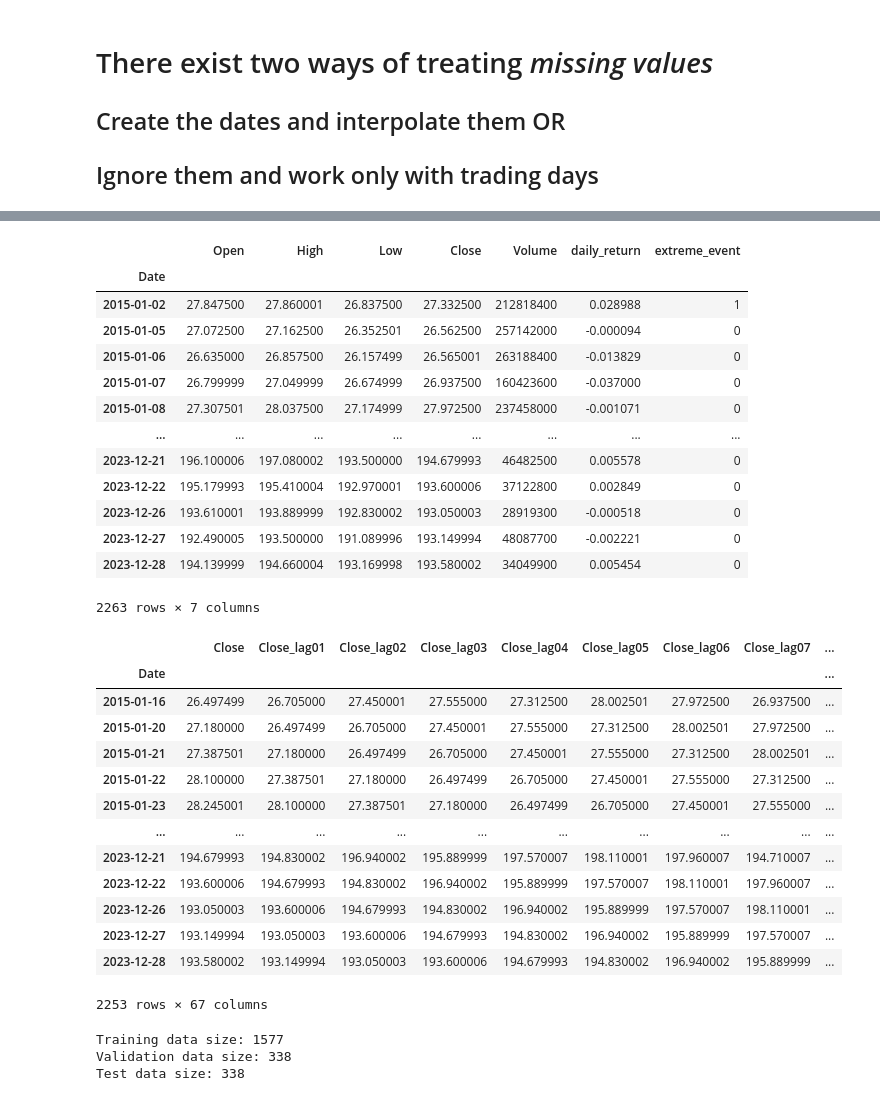
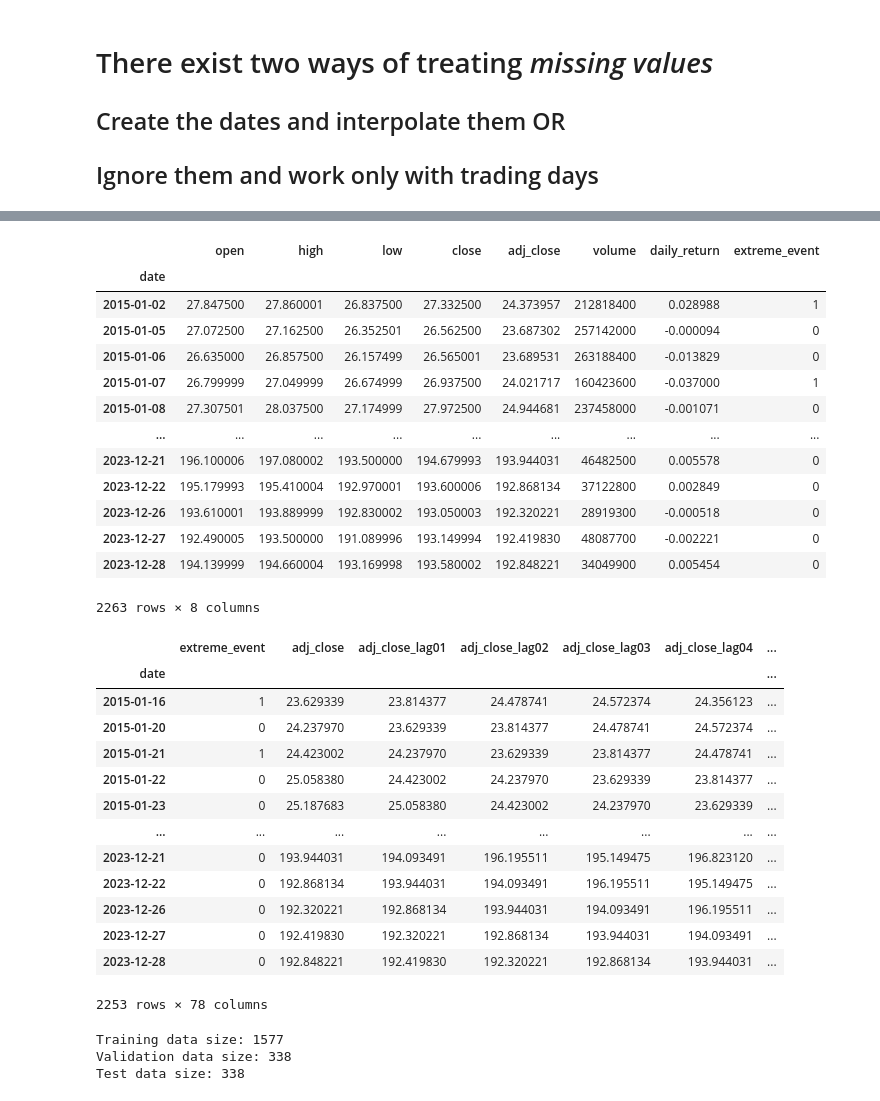
Before and after one commit to agerom/aic2_assignment, a Jupyter notebook: eda.ipynb, the cells around one changed output, grey strips where cells are left out. Cells and saved outputs as stored; diff of their text form; code cells hidden in the pictures.

```diff
--- a/eda.ipynb
+++ b/eda.ipynb
@@ -194,7 +208,7 @@ plt.ylim(1e+0,1e+3)
 ## Ignore them and work only with trading days
 # %%
 #Calculate Daily Returns based on input_data['daily_return'] = (input_data[selected_column]- input_data[selected_column].shift(-1))/input_data[selected_column].shift(-1) <=> pd.pct(periods=-1) <- CHECKED!
-input_data['daily_return'] = input_data['Adj Close'].pct_change(periods=-1)
+input_data['daily_return'] = input_data['adj_close'].pct_change(periods=-1)
 input_data.dropna(inplace=True)
 display(input_data)
 # %% [output]
@@ -215,6 +238,6 @@ display(input_data)
 # %%
-margin = 0.02
-input_data['extreme_event'] = (input_data['daily_return']>margin).astype(int)
+margin = 0.02#  np.where(df['value'].abs() > 0.02, 1, 0)
+input_data.loc[:,'extreme_event'] = np.where(np.abs(input_data['daily_return'])>margin,1,0) #(np.abs(input_data['daily_return']>margin)).astype(int)####BUG Is THE minus reflected on the extreme_event
 input_data.plot(y='daily_return',marker='.',linestyle='-.',linewidth=.5,ms=10,figsize=(25,15))
 plt.axhline(xmin=0.05,xmax=.95,y=margin, color='red', linestyle='--')
 plt.axhline(xmin=0.05,xmax=.95,y=-margin, color='red', linestyle='--')
@@ -261,9 +302,9 @@ axes = axes.flatten()
 for i, plot_column in enumerate([col for col in df.columns if col != group_column]):
     # Loop through each group in the grouping column to plot on the same subplot
     for name, group in df.groupby(group_column):
-        custom_color = color_dict.get(name, 'gray')  # Use color from dictionary, default to 'gray' if not found
-
-        axes[i].hist(group[plot_column], bins = 70, alpha = 1, label = f'{group_column} = {name}', log = True,color = custom_color)
+        custom_color = color_dict.get(name, 'blue')  # Use color from dictionary, default to 'gray' if not found
+        #get dynamic bins coz they have different lims
+        axes[i].hist(group[plot_column], bins = 50, alpha = 1, label = f'{group_column} = {name}', log = True,color = custom_color)
 
     # Set labels, title, and legend for each subplot
     axes[i].set_xlabel(plot_column)
@@ -284,60 +325,61 @@ plt.show()
 final_input_data = input_data[[col for col in input_data.columns if col != 'Adj Close']]
 final_input_data
 # %% [output]
-|  | Open | High | Low | Close | Volume | daily_return | extreme_event |
-| Date |  |  |  |  |  |  |  |
-| 2015-01-02 | 27.847500 | 27.860001 | 26.837500 | 27.332500 | 212818400 | 0.028988 | 1 |
-| 2015-01-05 | 27.072500 | 27.162500 | 26.352501 | 26.562500 | 257142000 | -0.000094 | 0 |
-| 2015-01-06 | 26.635000 | 26.857500 | 26.157499 | 26.565001 | 263188400 | -0.013829 | 0 |
-| 2015-01-07 | 26.799999 | 27.049999 | 26.674999 | 26.937500 | 160423600 | -0.037000 | 0 |
-| 2015-01-08 | 27.307501 | 28.037500 | 27.174999 | 27.972500 | 237458000 | -0.001071 | 0 |
-| ... | ... | ... | ... | ... | ... | ... | ... |
-| 2023-12-21 | 196.100006 | 197.080002 | 193.500000 | 194.679993 | 46482500 | 0.005578 | 0 |
-| 2023-12-22 | 195.179993 | 195.410004 | 192.970001 | 193.600006 | 37122800 | 0.002849 | 0 |
-| 2023-12-26 | 193.610001 | 193.889999 | 192.830002 | 193.050003 | 28919300 | -0.000518 | 0 |
-| 2023-12-27 | 192.490005 | 193.500000 | 191.089996 | 193.149994 | 48087700 | -0.002221 | 0 |
-| 2023-12-28 | 194.139999 | 194.660004 | 193.169998 | 193.580002 | 34049900 | 0.005454 | 0 |
+|  | open | high | low | close | adj_close | volume | daily_return | extreme_event |
+| date |  |  |  |  |  |  |  |  |
+| 2015-01-02 | 27.847500 | 27.860001 | 26.837500 | 27.332500 | 24.373957 | 212818400 | 0.028988 | 1 |
+| 2015-01-05 | 27.072500 | 27.162500 | 26.352501 | 26.562500 | 23.687302 | 257142000 | -0.000094 | 0 |
+| 2015-01-06 | 26.635000 | 26.857500 | 26.157499 | 26.565001 | 23.689531 | 263188400 | -0.013829 | 0 |
+| 2015-01-07 | 26.799999 | 27.049999 | 26.674999 | 26.937500 | 24.021717 | 160423600 | -0.037000 | 1 |
+| 2015-01-08 | 27.307501 | 28.037500 | 27.174999 | 27.972500 | 24.944681 | 237458000 | -0.001071 | 0 |
+| ... | ... | ... | ... | ... | ... | ... | ... | ... |
+| 2023-12-21 | 196.100006 | 197.080002 | 193.500000 | 194.679993 | 193.944031 | 46482500 | 0.005578 | 0 |
+| 2023-12-22 | 195.179993 | 195.410004 | 192.970001 | 193.600006 | 192.868134 | 37122800 | 0.002849 | 0 |
+| 2023-12-26 | 193.610001 | 193.889999 | 192.830002 | 193.050003 | 192.320221 | 28919300 | -0.000518 | 0 |
+| 2023-12-27 | 192.490005 | 193.500000 | 191.089996 | 193.149994 | 192.419830 | 48087700 | -0.002221 | 0 |
+| 2023-12-28 | 194.139999 | 194.660004 | 193.169998 | 193.580002 | 192.848221 | 34049900 | 0.005454 | 0 |
-2263 rows × 7 columns
+2263 rows × 8 columns
 # %%
 #To predict a binary outcome (y = 0 or 1) using the past 10 days of historical data,
 # we can structure your data such that each row contains the historical data for the past 10 days,
 # and the target variable y is the value for the prediction (either 0 or 1).
 # Use the values from the previous 10 days as features (X).
 # Create an empty list to store all lag features
 lag_features  = []
 window_size   = 10
 target_column = 'extreme_event'
 df = final_input_data.copy()
 # Loop through each column and create the lag features
 for i in range(1, window_size + 1):
     for col in df.columns:
         if col != target_column:  #Skip the target variable
             if i<10:
                 lag_features.append(df[col].shift(i).rename(f'{col}_lag0{i}'))
             else:
                 lag_features.append(df[col].shift(i).rename(f'{col}_lag{i}'))
 
 # Concatenate all lag features as new columns to the original dataframe
 final_input_data_lagged = pd.concat([df] + lag_features, axis=1)
 # Drop rows with NaN values (the first 'window_size' rows will have NaNs)
 final_input_data_lagged = final_input_data_lagged.dropna()
 final_input_data_lagged = final_input_data_lagged.reindex(sorted(final_input_data_lagged.columns), axis=1)#sort the colnames
+final_input_data_lagged.insert(0,target_column,final_input_data_lagged.pop(target_column))#re-arrange the target column
 final_input_data_lagged
 # %% [output]
-|  | Close | Close_lag01 | Close_lag02 | Close_lag03 | Close_lag04 | Close_lag05 | Close_lag06 | Close_lag07 | ... |
-| Date |  |  |  |  |  |  |  |  | ... |
-| 2015-01-16 | 26.497499 | 26.705000 | 27.450001 | 27.555000 | 27.312500 | 28.002501 | 27.972500 | 26.937500 | ... |
-| 2015-01-20 | 27.180000 | 26.497499 | 26.705000 | 27.450001 | 27.555000 | 27.312500 | 28.002501 | 27.972500 | ... |
-| 2015-01-21 | 27.387501 | 27.180000 | 26.497499 | 26.705000 | 27.450001 | 27.555000 | 27.312500 | 28.002501 | ... |
-| 2015-01-22 | 28.100000 | 27.387501 | 27.180000 | 26.497499 | 26.705000 | 27.450001 | 27.555000 | 27.312500 | ... |
-| 2015-01-23 | 28.245001 | 28.100000 | 27.387501 | 27.180000 | 26.497499 | 26.705000 | 27.450001 | 27.555000 | ... |
-| ... | ... | ... | ... | ... | ... | ... | ... | ... | ... |
-| 2023-12-21 | 194.679993 | 194.830002 | 196.940002 | 195.889999 | 197.570007 | 198.110001 | 197.960007 | 194.710007 | ... |
-| 2023-12-22 | 193.600006 | 194.679993 | 194.830002 | 196.940002 | 195.889999 | 197.570007 | 198.110001 | 197.960007 | ... |
-| 2023-12-26 | 193.050003 | 193.600006 | 194.679993 | 194.830002 | 196.940002 | 195.889999 | 197.570007 | 198.110001 | ... |
-| 2023-12-27 | 193.149994 | 193.050003 | 193.600006 | 194.679993 | 194.830002 | 196.940002 | 195.889999 | 197.570007 | ... |
-| 2023-12-28 | 193.580002 | 193.149994 | 193.050003 | 193.600006 | 194.679993 | 194.830002 | 196.940002 | 195.889999 | ... |
+|  | extreme_event | adj_close | adj_close_lag01 | adj_close_lag02 | adj_close_lag03 | adj_close_lag04 | ... |
+| date |  |  |  |  |  |  | ... |
+| 2015-01-16 | 1 | 23.629339 | 23.814377 | 24.478741 | 24.572374 | 24.356123 | ... |
+| 2015-01-20 | 0 | 24.237970 | 23.629339 | 23.814377 | 24.478741 | 24.572374 | ... |
+| 2015-01-21 | 1 | 24.423002 | 24.237970 | 23.629339 | 23.814377 | 24.478741 | ... |
+| 2015-01-22 | 0 | 25.058380 | 24.423002 | 24.237970 | 23.629339 | 23.814377 | ... |
+| 2015-01-23 | 0 | 25.187683 | 25.058380 | 24.423002 | 24.237970 | 23.629339 | ... |
+| ... | ... | ... | ... | ... | ... | ... | ... |
+| 2023-12-21 | 0 | 193.944031 | 194.093491 | 196.195511 | 195.149475 | 196.823120 | ... |
+| 2023-12-22 | 0 | 192.868134 | 193.944031 | 194.093491 | 196.195511 | 195.149475 | ... |
+| 2023-12-26 | 0 | 192.320221 | 192.868134 | 193.944031 | 194.093491 | 196.195511 | ... |
+| 2023-12-27 | 0 | 192.419830 | 192.320221 | 192.868134 | 193.944031 | 194.093491 | ... |
+| 2023-12-28 | 0 | 192.848221 | 192.419830 | 192.320221 | 192.868134 | 193.944031 | ... |
-2253 rows × 67 columns
+2253 rows × 78 columns
 # %%
 # SPLIT 70-15-15
 # For time series data, it's important to maintain the temporal order
```
Also changed, not shown: parts of 13 cells of this notebook, 4 other files.
